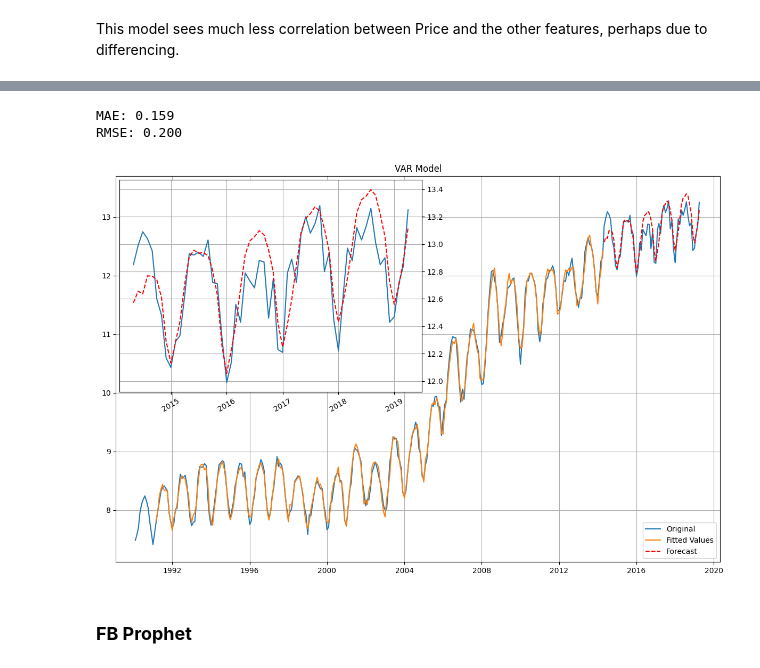
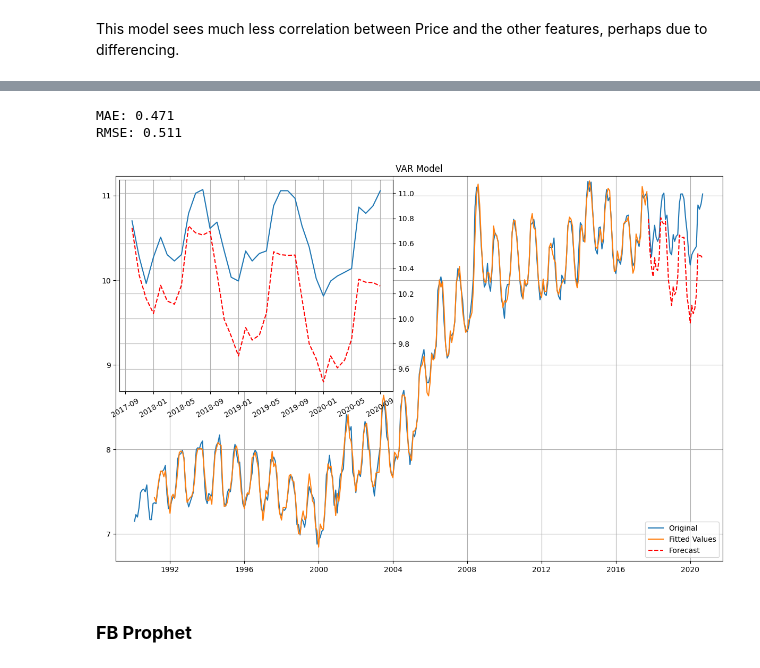
Before and after one commit to bktakacs/springboard_dsc_capstone3, a Jupyter notebook: pp-model.ipynb, the cells around one changed output, grey strips where cells are left out. Drawn from its saved outputs; the diff is of its cells as text; code cells hidden in the pictures.

```diff
--- a/pp-model.ipynb
+++ b/pp-model.ipynb
@@ -22,3 +22,17 @@ from statsmodels.tsa.arima.model import ARIMA
 from statsmodels.tsa.statespace.sarimax import SARIMAX
 from statsmodels.tsa.api import VAR
 from statsmodels.tsa.seasonal import seasonal_decompose
+# %%
+# Plot settings
+plt.rcParams['font.family'] = 'Times New Roman'
+plt.rcParams['font.size'] = 16
+plt.rcParams['legend.fontsize'] = 12
+plt.rcParams['mathtext.fontset'] = 'cm'
+plt.rcParams['text.usetex'] = True
+plt.rcParams['figure.dpi'] = 200
+plt.rcParams['figure.constrained_layout.use'] = True
+plt.rcParams['figure.figsize'] = (10, 5)
+plt.rcParams['xtick.top'] = True
+plt.rcParams['ytick.right'] = True
+plt.rcParams['xtick.direction'] = 'in'
+plt.rcParams['ytick.direction'] = 'in'
@@ -51,7 +67,7 @@ Natural gas consumed is in units of billion cubic feet (10^12)\
 Need to convert  energies to same unit.
 Also going to rename columsn to something easier.
 # %%
-df.rename(columns={'Average Price of Electricity to Ultimate Customers, Residential':'Price', 'Total Renewable Energy Consumption':'Renewable', 'Total Petroleum Consumed by the Residential Sector':'Petroleum', 'Natural Gas Consumed by the Electric Power Sector':'Electric', 'Natural Gas Consumed by the Transportation Sector, Vehicle Fuel':'Transportation'}, inplace=True)
+df.rename(columns={'Average Price of Electricity to Ultimate Customers, Commercial':'Price', 'Total Renewable Energy Consumption':'Renewable', 'Total Petroleum Consumed by the Residential Sector':'Petroleum', 'Natural Gas Consumed by the Electric Power Sector':'Electric', 'Natural Gas Consumed by the Transportation Sector, Vehicle Fuel':'Transportation'}, inplace=True)
 df.Renewable *= 1e3
 df
 # %% [output]
@@ -120,7 +136,7 @@ df_diff
 415 rows × 5 columns
 # %%
-split = 0.7
-splitdate = datetime.date(df.index[int(len(df)*0.7)].year, df.index[int(len(df)*0.7)].month,1)
+split = 0.8
+splitdate = datetime.date(df.index[int(len(df)*split)].year, df.index[int(len(df)*split)].month,1)
 splitdateahead = datetime.date(splitdate.year, splitdate.month+1,1)
 splitdateback = datetime.date(splitdate.year, splitdate.month-1,1)
 
@@ -220,13 +223,10 @@ MSE chose same model
 # %%
-forecast_length = 5 * 12 # forecast x years
-# forecast_length = len(xtest)
+forecast_length = 3 * 12 # forecast x years
 
-model_arima1 = ARIMA(ytrain, order=best_order_price, )
-model_arima_fit1 = model_arima1.fit()
-forecast_arima1 = model_arima_fit1.forecast(steps=forecast_length)
-# .cumsum() + ytrain[-1]
-# forecast_arima1 = forecast_arima1.cumsum() + ytrain_diff[-1]
-print(model_arima_fit1.summary())
+model_arima = ARIMA(ytrain, order=model_arima_auto.order, )
+model_arima_fit = model_arima.fit()
+pred_arima = model_arima_fit.forecast(steps=forecast_length)
+print(model_arima_fit.summary())
 # %% [output]
                                SARIMAX Results
 ==============================================================================
@@ -563,34 +443,36 @@ for col in forecast_var:
 # %%
 print('MAE: {:.3f}\nRMSE: {:.3f}'.format(
     mean_absolute_error(ytest[:forecast_length], forecast_var.Price),
     root_mean_squared_error(ytest[:forecast_length], forecast_var.Price)
 ))
 
 # Plot
 fig, ax = plt.subplots(1, figsize=(12,8))
 ax.plot(pd.concat([ytrain, ytest[:forecast_length]]), label='Original')
 ax.plot(model_var_fit.fittedvalues[:].Price, label='Fitted Values')
 ax.plot(forecast_var.Price, c='r', ls='--', label='Forecast')
 ax.grid(True)
 ax.legend(loc='lower right')
-inset = inset_axes(ax, width="50%", height="55%", loc=2)
+inset = inset_axes(ax, width="45%", height="55%", loc=2)
 inset.plot(ytest[:forecast_length])
 inset.plot(forecast_var.Price, c='r', ls='--')
 inset.grid(visible=True)
 inset.yaxis.set_label_position("right")
 inset.yaxis.tick_right()
 inset.set_xticklabels(labels=inset.get_xticklabels(), rotation=30)
 ax.set_xlim(
     datetime.date(train.index[0].year-1,train.index[0].month,1),
     datetime.date(test.index[forecast_length].year+1,test.index[forecast_length].month, 1)
 )
+ax.set_ylim(ytrain.min()-0.2, ytest[:forecast_length].max()+0.2)
 ax.set_title('VAR Model')
 plt.tight_layout()
+plt.savefig('./figures/var')
 plt.show()
 # %% [output]
-MAE: 0.159
-RMSE: 0.200
+MAE: 0.471
+RMSE: 0.511
-[figure, old version]
+[figure, new version]
 # %% [markdown]
 ### __FB Prophet__
 # %%
```
Also changed, not shown: parts of 40 cells of this notebook.
